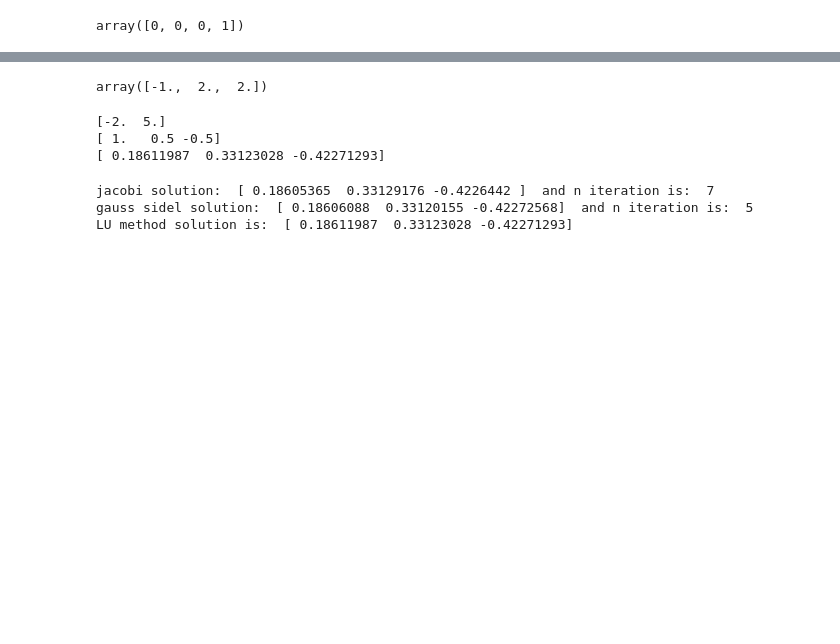
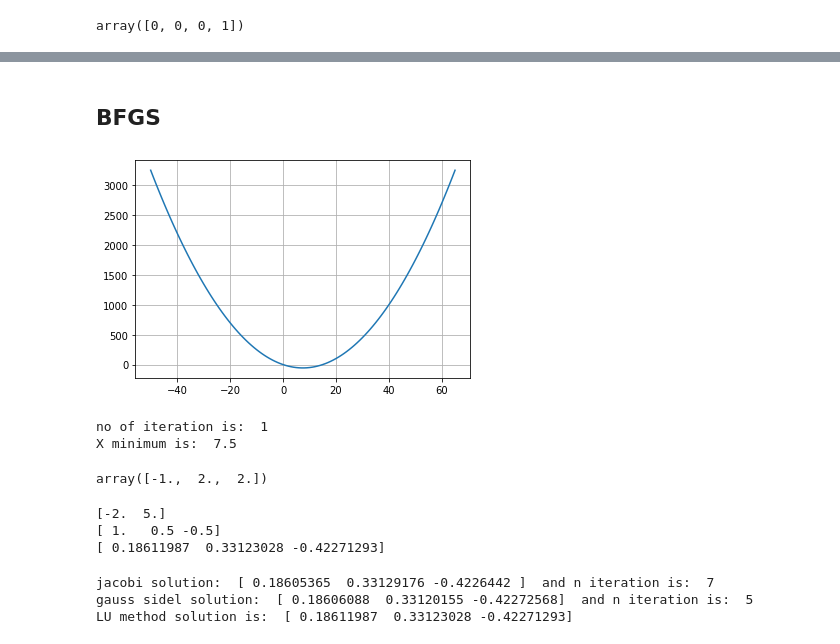
Before and after one commit to mahmoud-shabban/Numerical-optimization, a Jupyter notebook: numerical-algorithms-all.ipynb, the cells around one changed output, grey strips where cells are left out. Cells and saved outputs as stored; diff of their text form; code cells hidden in the pictures; blank space fills up the shorter version.

```diff
--- a/numerical-algorithms-all.ipynb
+++ b/numerical-algorithms-all.ipynb
@@ -250,0 +432,2 @@ for i in range(5,len(sigma),5):
+# %% [markdown]
+## BFGS
@@ -251,3 +455,43 @@ for i in range(5,len(sigma),5):
+# %%
+## BFGS test
+f = lambda x: x[0] **2 + x[1]**2
+dfx = lambda x: np.array([2*x[0], 2*x[1]] )
+
+f2 = lambda x: x[0] **2 + x[0] *x[1]+ x[1]**2
+dfx2 = lambda x: np.array([2*x[0] + x[0], 2*x[1] + x[1]] )
+B=np.identity(2)
+x0=np.array([10,10])
+#print(x0.shape)
+x1=np.array([9,9])
+
+bfgs(x0,x1,dfx2, B)
+# %%
+def plot_function(f):
+    '''
+    plot the function f
+    params:
+        f: the function to plot (lambda function)
+    returns:
+        doesn't return anything it shows the function plot
+    '''
+    x = list(range(-50, 66))
+    y = [f(n) for n in x]
+    plt.plot(x,y)
+    plt.grid(True)
+# %%
+# test Quasi Newton
+f = lambda x: x**2 - 15*x +1
+Df = lambda x: 2*x -15
+DDf = lambda x: 2
+# %%
+plot_function(f)
+# %% [output]
+[figure, added]
+# %%
+Quasi_newton(f,Df, DDf, 100)
+# %% [output]
+no of iteration is:  1
+X minimum is:  7.5
 # %%
 p1 = np.array([[2,5],[1,2]]) ; y1 = np.array([21,8])
 p2 = np.array([[1,1,1], [4,3,-1],[3,5,3]], dtype= np.float32); y2 = np.array([1,6,4])
```
Also changed, not shown: parts of 20 cells of this notebook.
